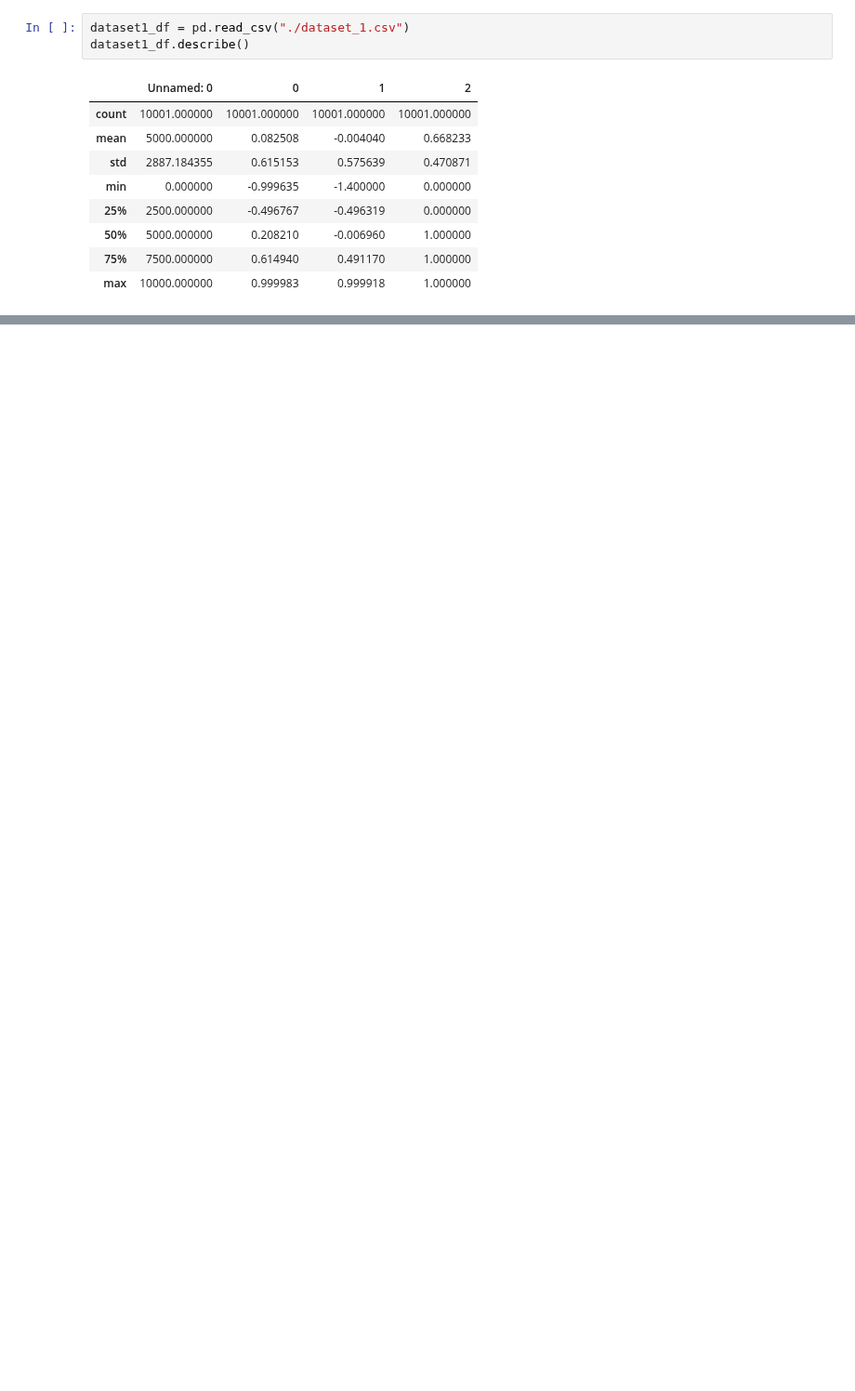
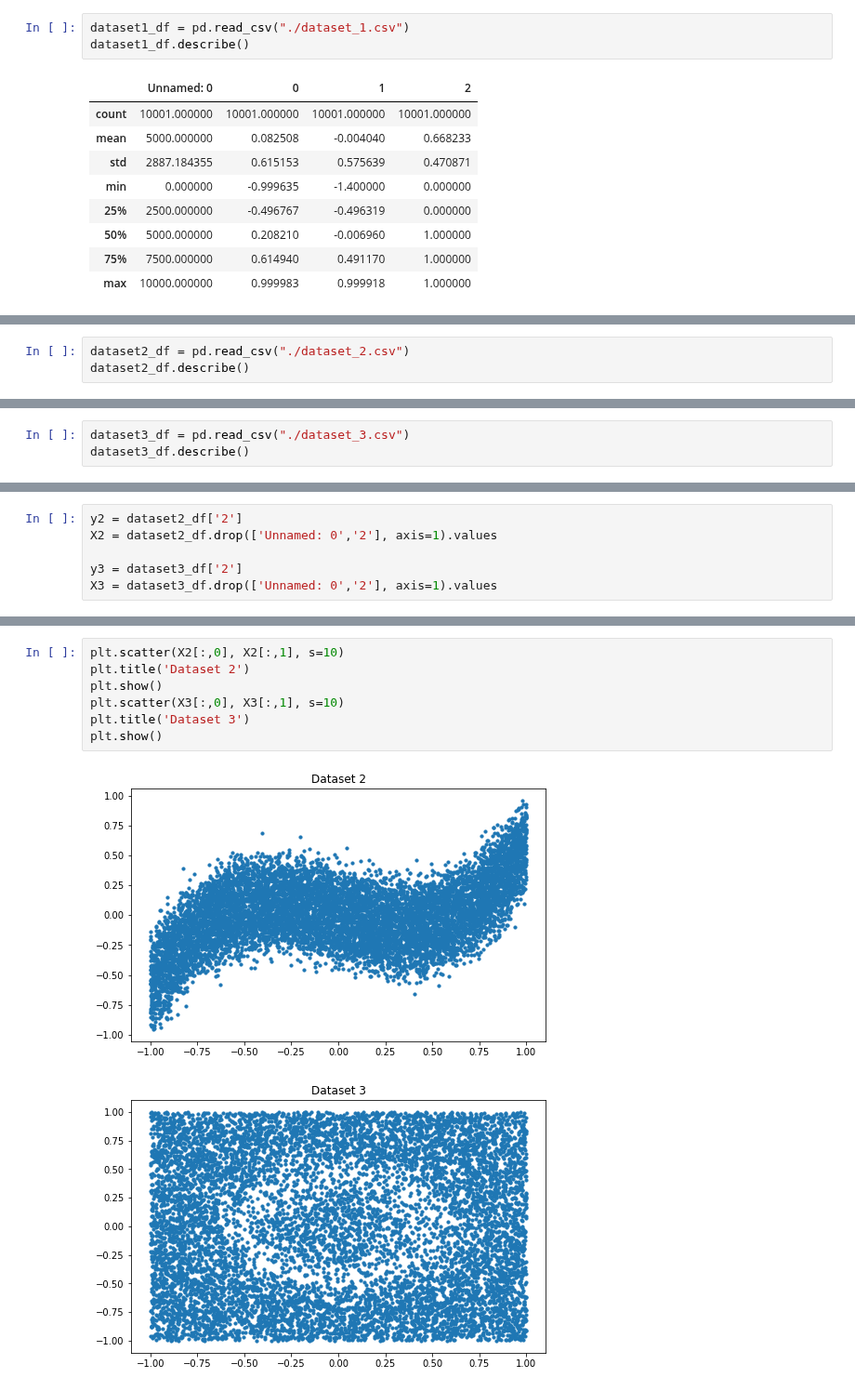
Before and after one commit to vipulpopat/MSCAI_Sem1_Etivity5, a Jupyter notebook: 18200036_Etivity5_CE6002.ipynb, the cells around one changed output, grey strips where cells are left out. Shown at 93% size. Saved outputs shown, nothing was run; the diff lists cells and outputs as text; blank space fills up the shorter version.

```diff
--- a/18200036_Etivity5_CE6002.ipynb
+++ b/18200036_Etivity5_CE6002.ipynb
@@ -95,0 +168,3 @@ ax.scatter(clf.support_vectors_[:, 0], clf.support_vectors_[:, 1], s=100,
+# %%
+dataset2_df = pd.read_csv("./dataset_2.csv")
+dataset2_df.describe()
@@ -95,0 +181,3 @@ ax.scatter(clf.support_vectors_[:, 0], clf.support_vectors_[:, 1], s=100,
+# %%
+dataset3_df = pd.read_csv("./dataset_3.csv")
+dataset3_df.describe()
@@ -95,0 +194,6 @@ ax.scatter(clf.support_vectors_[:, 0], clf.support_vectors_[:, 1], s=100,
+# %%
+y2 = dataset2_df['2']
+X2 = dataset2_df.drop(['Unnamed: 0','2'], axis=1).values
+
+y3 = dataset3_df['2']
+X3 = dataset3_df.drop(['Unnamed: 0','2'], axis=1).values
@@ -95,0 +212,10 @@ ax.scatter(clf.support_vectors_[:, 0], clf.support_vectors_[:, 1], s=100,
+# %%
+plt.scatter(X2[:,0], X2[:,1], s=10)
+plt.title('Dataset 2')
+plt.show()
+plt.scatter(X3[:,0], X3[:,1], s=10)
+plt.title('Dataset 3')
+plt.show()
+# %% [output]
+[figure, added]
+[figure, added]
```
Also changed, not shown: parts of 24 cells of this notebook, 1 other file.
